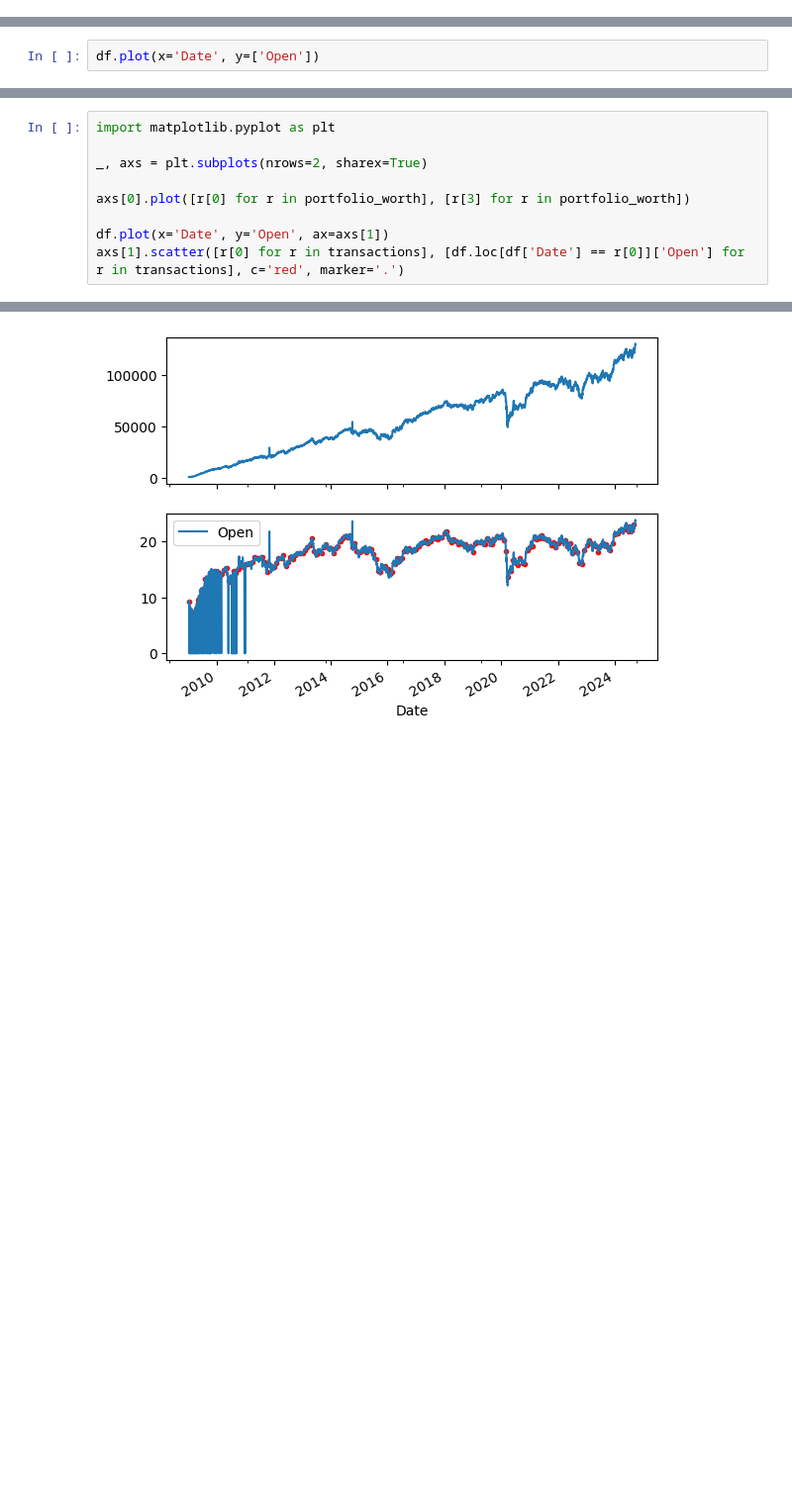
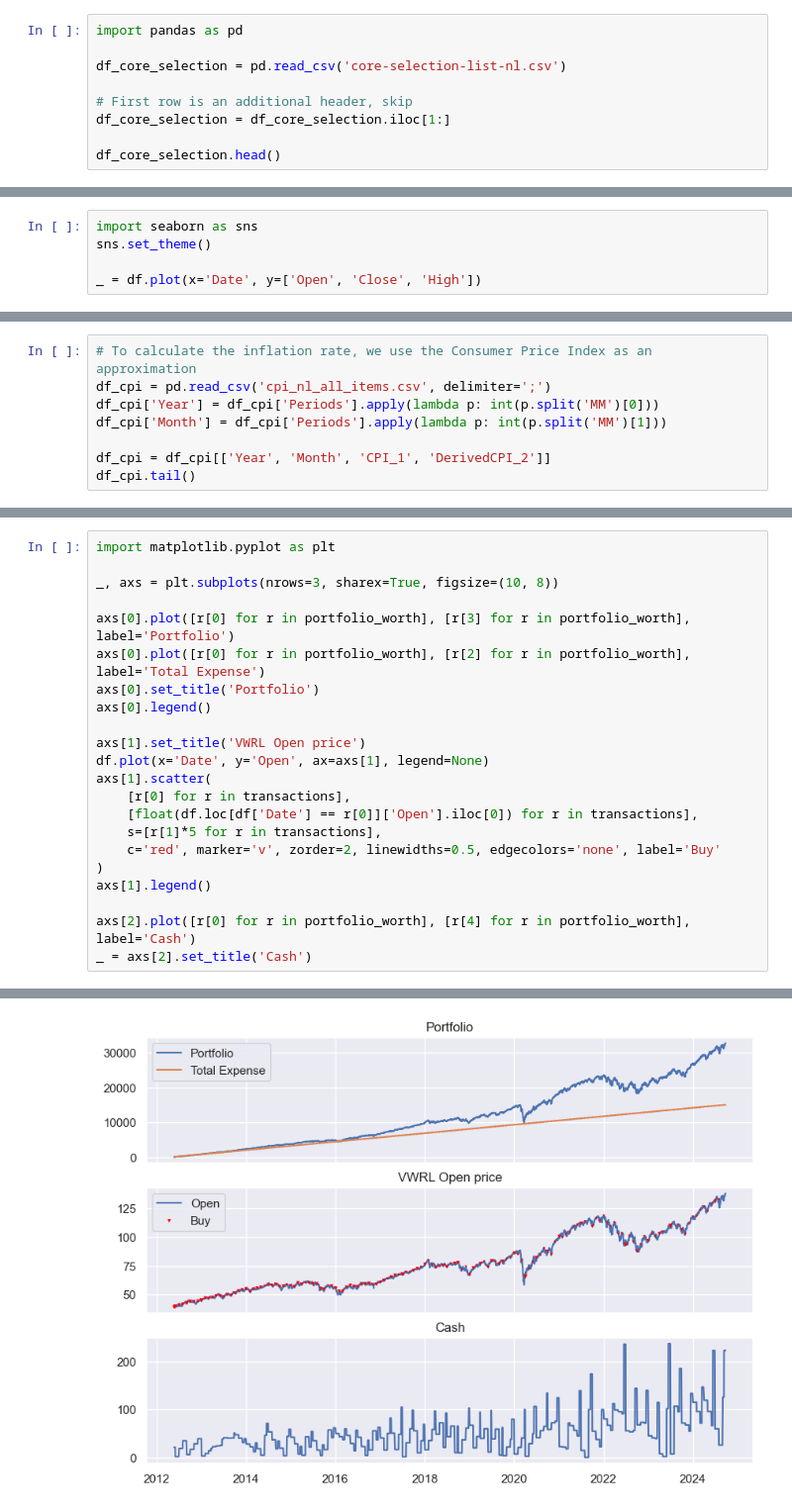
Before and after one commit to nickyu42/degiro-dca, a Jupyter notebook: backtest.ipynb, the cells around one changed output, grey strips where cells are left out. Shown at 99% size. Saved outputs shown, nothing was run; the diff lists cells and outputs as text; blank space fills up the shorter version.

```diff
--- a/backtest.ipynb
+++ b/backtest.ipynb
@@ -0,0 +37,9 @@
+# %%
+import pandas as pd
+
+df_core_selection = pd.read_csv('core-selection-list-nl.csv')
+
+# First row is an additional header, skip
+df_core_selection = df_core_selection.iloc[1:]
+
+df_core_selection.head()
@@ -19,3 +123,6 @@ df.tail()
 # %%
-df.plot(x='Date', y=['Open'])
+import seaborn as sns
+sns.set_theme()
+
+_ = df.plot(x='Date', y=['Open', 'Close', 'High'])
 # %% [output]
@@ -30,0 +184,8 @@ Additionally, we simplify some aspects
+# %%
+# To calculate the inflation rate, we use the Consumer Price Index as an approximation
+df_cpi = pd.read_csv('cpi_nl_all_items.csv', delimiter=';')
+df_cpi['Year'] = df_cpi['Periods'].apply(lambda p: int(p.split('MM')[0]))
+df_cpi['Month'] = df_cpi['Periods'].apply(lambda p: int(p.split('MM')[1]))
+
+df_cpi = df_cpi[['Year', 'Month', 'CPI_1', 'DerivedCPI_2']]
+df_cpi.tail()
@@ -102,10 +311,23 @@ metrics
 # %%
 import matplotlib.pyplot as plt
 
-_, axs = plt.subplots(nrows=2, sharex=True)
+_, axs = plt.subplots(nrows=3, sharex=True, figsize=(10, 8))
 
-axs[0].plot([r[0] for r in portfolio_worth], [r[3] for r in portfolio_worth])
+axs[0].plot([r[0] for r in portfolio_worth], [r[3] for r in portfolio_worth], label='Portfolio')
+axs[0].plot([r[0] for r in portfolio_worth], [r[2] for r in portfolio_worth], label='Total Expense')
+axs[0].set_title('Portfolio')
+axs[0].legend()
 
-df.plot(x='Date', y='Open', ax=axs[1])
-axs[1].scatter([r[0] for r in transactions], [df.loc[df['Date'] == r[0]]['Open'] for r in transactions], c='red', marker='.')
+axs[1].set_title('VWRL Open price')
+df.plot(x='Date', y='Open', ax=axs[1], legend=None)
+axs[1].scatter(
+    [r[0] for r in transactions],
+    [float(df.loc[df['Date'] == r[0]]['Open'].iloc[0]) for r in transactions],
+    s=[r[1]*5 for r in transactions],
+    c='red', marker='v', zorder=2, linewidths=0.5, edgecolors='none', label='Buy'
+)
+axs[1].legend()
+
+axs[2].plot([r[0] for r in portfolio_worth], [r[4] for r in portfolio_worth], label='Cash')
+_ = axs[2].set_title('Cash')
 # %% [output]
@@ -113,3 +334,3 @@ axs[1].scatter([r[0] for r in transactions], [df.loc[df['Date'] == r[0]]['Open']
-[figure, old version]
+[figure, new version]
 # %%
 import csv
```
Also changed, not shown: parts of 27 cells of this notebook, 7 other files.
